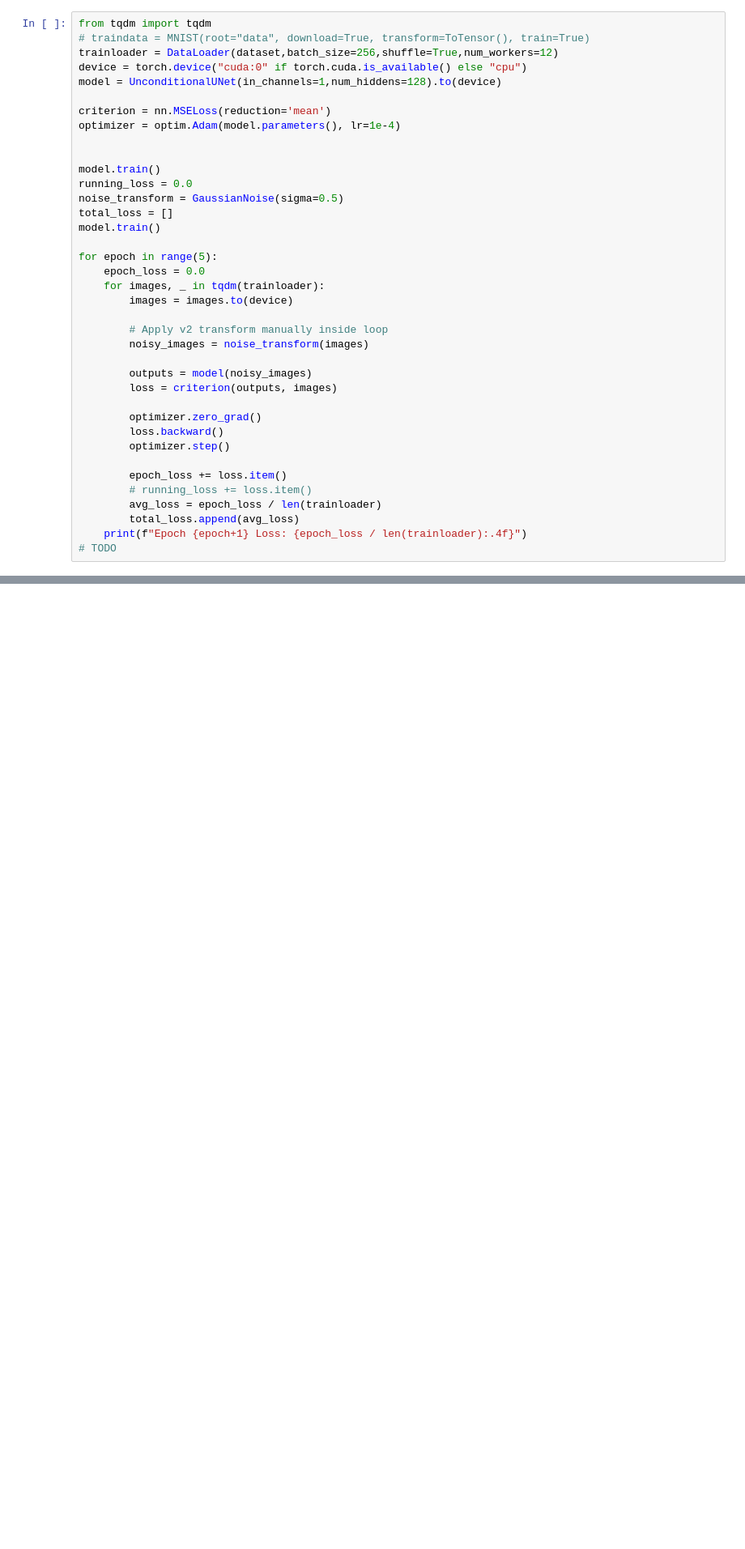
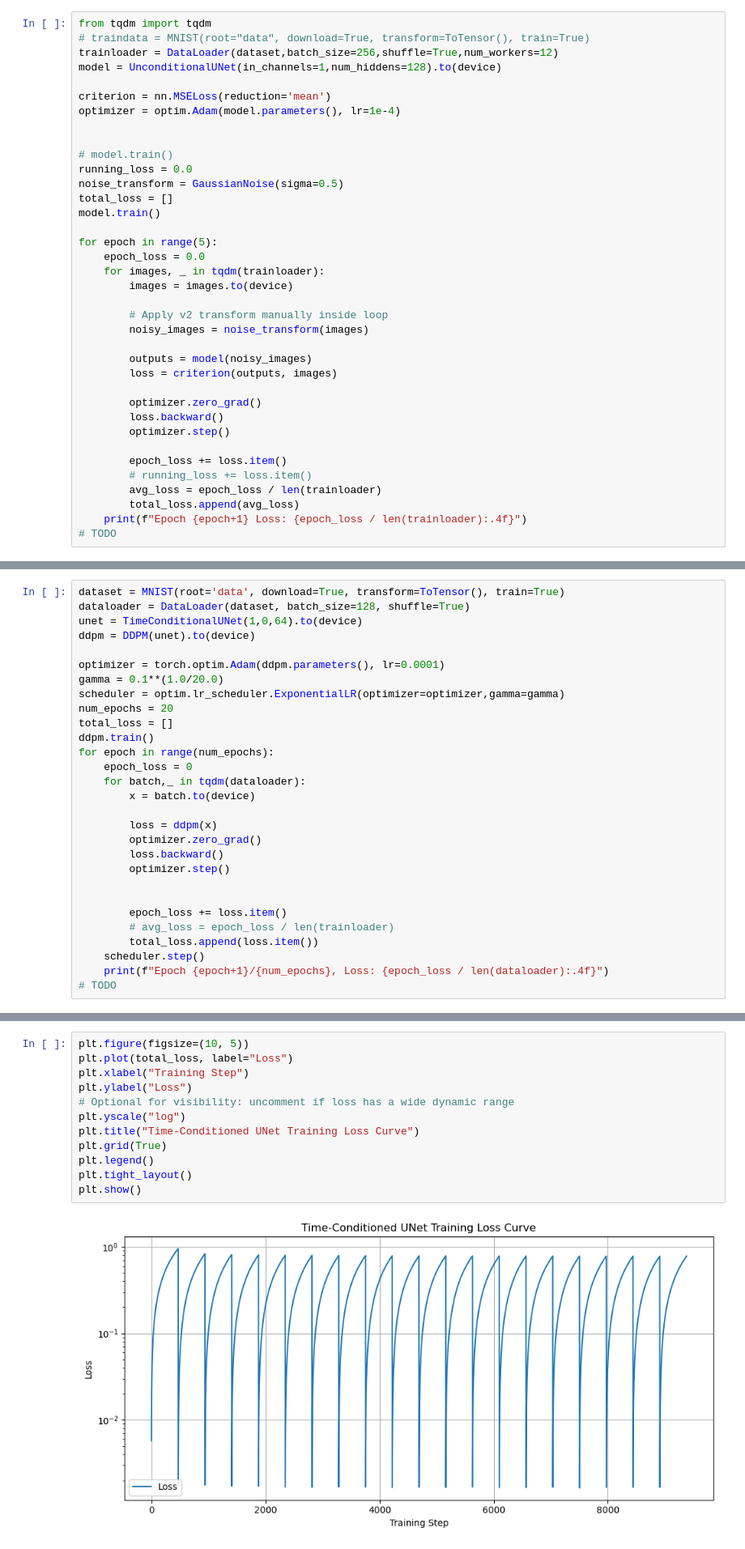
Before and after one commit to charlsgee/CS444, a Jupyter notebook: CS444_MP5/assignment5_starter_sp25.ipynb, the cells around one changed output, grey strips where cells are left out. Shown at 81% size. Saved outputs shown, nothing was run; the diff lists cells and outputs as text; blank space fills up the shorter version.

```diff
--- a/CS444_MP5/assignment5_starter_sp25.ipynb
+++ b/CS444_MP5/assignment5_starter_sp25.ipynb
@@ -227,14 +228,13 @@ plt.show()
 from tqdm import tqdm
 # traindata = MNIST(root="data", download=True, transform=ToTensor(), train=True)
 trainloader = DataLoader(dataset,batch_size=256,shuffle=True,num_workers=12)
-device = torch.device("cuda:0" if torch.cuda.is_available() else "cpu")
 model = UnconditionalUNet(in_channels=1,num_hiddens=128).to(device)
 
 criterion = nn.MSELoss(reduction='mean')
 optimizer = optim.Adam(model.parameters(), lr=1e-4)
 
 
-model.train()
+# model.train()
 running_loss = 0.0
 noise_transform = GaussianNoise(sigma=0.5)
 total_loss = []
@@ -531,0 +542,29 @@ dataloader = DataLoader(dataset, batch_size=128, shuffle=True)
+# %%
+dataset = MNIST(root='data', download=True, transform=ToTensor(), train=True)
+dataloader = DataLoader(dataset, batch_size=128, shuffle=True)
+unet = TimeConditionalUNet(1,0,64).to(device)
+ddpm = DDPM(unet).to(device)
+
+optimizer = torch.optim.Adam(ddpm.parameters(), lr=0.0001)
+gamma = 0.1**(1.0/20.0)
+scheduler = optim.lr_scheduler.ExponentialLR(optimizer=optimizer,gamma=gamma)
+num_epochs = 20
+total_loss = []
+ddpm.train()
+for epoch in range(num_epochs):
+    epoch_loss = 0
+    for batch,_ in tqdm(dataloader):
+        x = batch.to(device)
+
+        loss = ddpm(x)
+        optimizer.zero_grad()
+        loss.backward()
+        optimizer.step()
+
+
+        epoch_loss += loss.item()
+        # avg_loss = epoch_loss / len(trainloader)
+        total_loss.append(loss.item())
+    scheduler.step()
+    print(f"Epoch {epoch+1}/{num_epochs}, Loss: {epoch_loss / len(dataloader):.4f}")
+# TODO
@@ -532,3 +574,17 @@ dataloader = DataLoader(dataset, batch_size=128, shuffle=True)
+# %%
+plt.figure(figsize=(10, 5))
+plt.plot(total_loss, label="Loss")
+plt.xlabel("Training Step")
+plt.ylabel("Loss")
+# Optional for visibility: uncomment if loss has a wide dynamic range
+plt.yscale("log")
+plt.title("Time-Conditioned UNet Training Loss Curve")
+plt.grid(True)
+plt.legend()
+plt.tight_layout()
+plt.show()
+# %% [output]
+[figure, added]
 # %% [markdown]
 ### Implementing class-conditioned UNet
 # %%
```
Also changed, not shown: parts of 8 cells of this notebook, 1 other file.
